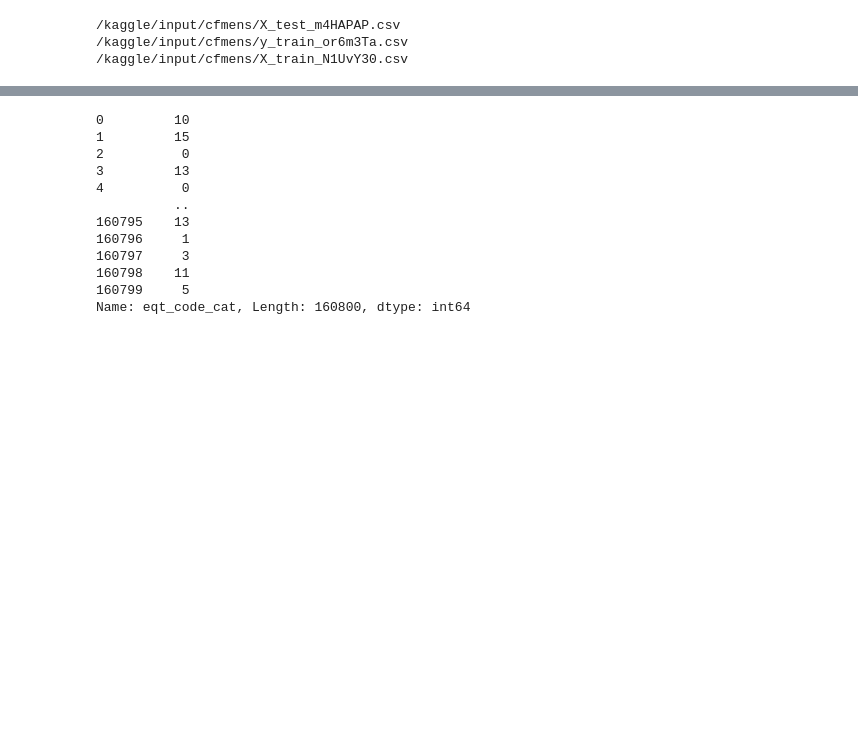
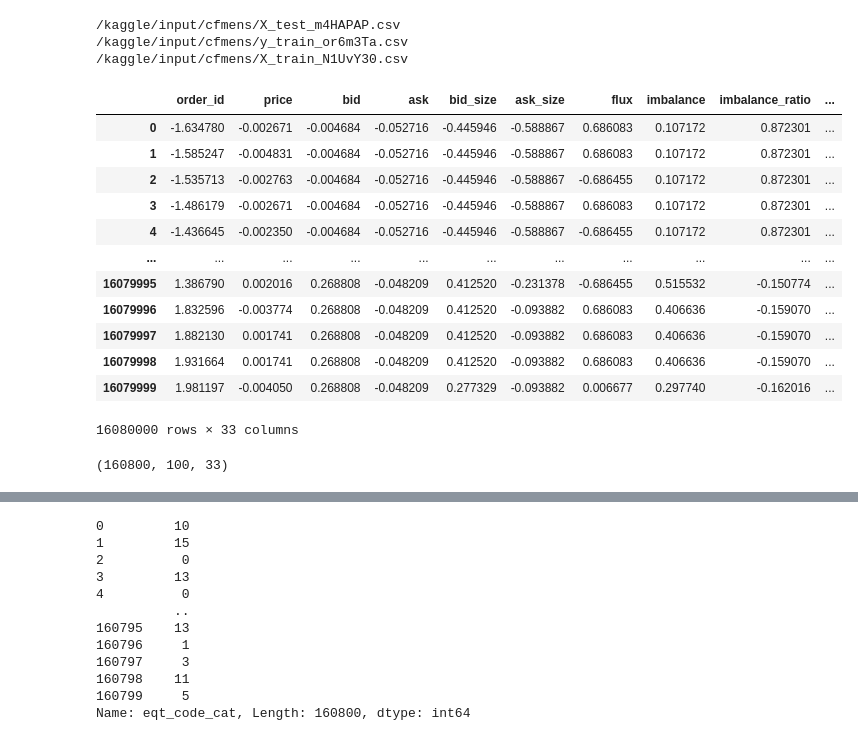
Before and after one commit to zgcharaf/CFM-ENS-data-challenge, a Jupyter notebook: cfm-gru-benchmark.ipynb, the cells around one changed output, grey strips where cells are left out. Saved outputs shown, nothing was run; the diff lists cells and outputs as text; code cells hidden in the pictures; blank space fills up the shorter version.

```diff
--- a/cfm-gru-benchmark.ipynb
+++ b/cfm-gru-benchmark.ipynb
@@ -64 +69,3 @@ X_train_fe = add_feature_engineering(X_train)
+# %%
+df = df.fill_null(0)
 # %%
@@ -69,4 +76,4 @@ for col in categorical_columns:
 
 # To one-hot encode, we can use `to_dummies` (similar to pandas get_dummies)
 # %%
-X_train_p = X_train.collect().to_pandas()
+X_train_p = df.collect().to_pandas()
@@ -75 +80,56 @@ X_train_encoded = pd.get_dummies(X_train_p, columns=['venue', 'action', 'side','
+# %%
+import pandas as pd
+from sklearn.preprocessing import StandardScaler
+
+# Assume X_train_p is your initial DataFrame before encoding
+# Encoding categorical variables
+X_train_encoded = pd.get_dummies(X_train_p, columns=[
+    'venue', 'action', 'side', 'trade',
+    'prev_action', 'prev_venue', 'prev_trade', 'prev_side'
+], drop_first=True).drop(['obs_id'], axis=1)
+
+# List of quantitative variables
+# You should replace the placeholders with the actual names of your quantitative variables
+quant_vars = [
+
+ 'order_id',
+ 'price',
+ 'bid',
+ 'ask',
+ 'bid_size',
+ 'ask_size',
+ 'flux',
+ 'imbalance',
+ 'imbalance_ratio',
+ 'cumulative_price_change',
+ 'vwap',
+ 'prev_bid',
+ 'prev_ask',
+ 'prev_bid_size',
+ 'prev_ask_size',
+ ]
+
+# Initialize the StandardScaler
+scaler = StandardScaler()
+
+# Fit and transform the quantitative variables
+X_train_encoded[quant_vars] = scaler.fit_transform(X_train_encoded[quant_vars])
+
+# Now X_train_encoded has normalized quantitative variables and encoded categorical variables
+# %%
+X_train_encoded
+# %% [output]
+|  | order_id | price | bid | ask | bid_size | ask_size | flux | imbalance | imbalance_ratio | ... |
+| 0 | -1.634780 | -0.002671 | -0.004684 | -0.052716 | -0.445946 | -0.588867 | 0.686083 | 0.107172 | 0.872301 | ... |
+| 1 | -1.585247 | -0.004831 | -0.004684 | -0.052716 | -0.445946 | -0.588867 | 0.686083 | 0.107172 | 0.872301 | ... |
+| 2 | -1.535713 | -0.002763 | -0.004684 | -0.052716 | -0.445946 | -0.588867 | -0.686455 | 0.107172 | 0.872301 | ... |
+| 3 | -1.486179 | -0.002671 | -0.004684 | -0.052716 | -0.445946 | -0.588867 | 0.686083 | 0.107172 | 0.872301 | ... |
+| 4 | -1.436645 | -0.002350 | -0.004684 | -0.052716 | -0.445946 | -0.588867 | -0.686455 | 0.107172 | 0.872301 | ... |
+| ... | ... | ... | ... | ... | ... | ... | ... | ... | ... | ... |
+| 16079995 | 1.386790 | 0.002016 | 0.268808 | -0.048209 | 0.412520 | -0.231378 | -0.686455 | 0.515532 | -0.150774 | ... |
+| 16079996 | 1.832596 | -0.003774 | 0.268808 | -0.048209 | 0.412520 | -0.093882 | 0.686083 | 0.406636 | -0.159070 | ... |
+| 16079997 | 1.882130 | 0.001741 | 0.268808 | -0.048209 | 0.412520 | -0.093882 | 0.686083 | 0.406636 | -0.159070 | ... |
+| 16079998 | 1.931664 | 0.001741 | 0.268808 | -0.048209 | 0.412520 | -0.093882 | 0.686083 | 0.406636 | -0.159070 | ... |
+| 16079999 | 1.981197 | -0.004050 | 0.268808 | -0.048209 | 0.277329 | -0.093882 | 0.006677 | 0.297740 | -0.162016 | ... |
+16080000 rows × 33 columns
 # %%
@@ -85,3 +155,7 @@ num_features = X_train_np.shape[1]  # Number of features after encoding
 X_train_reshaped = X_train_np.reshape((num_sequences, 100, num_features))
 
 # Proceed with model training using the reshaped X_train_reshaped
+# %%
+X_train_reshaped.shape
+# %% [output]
+(160800, 100, 33)
```
Also changed, not shown: parts of 22 cells of this notebook.
